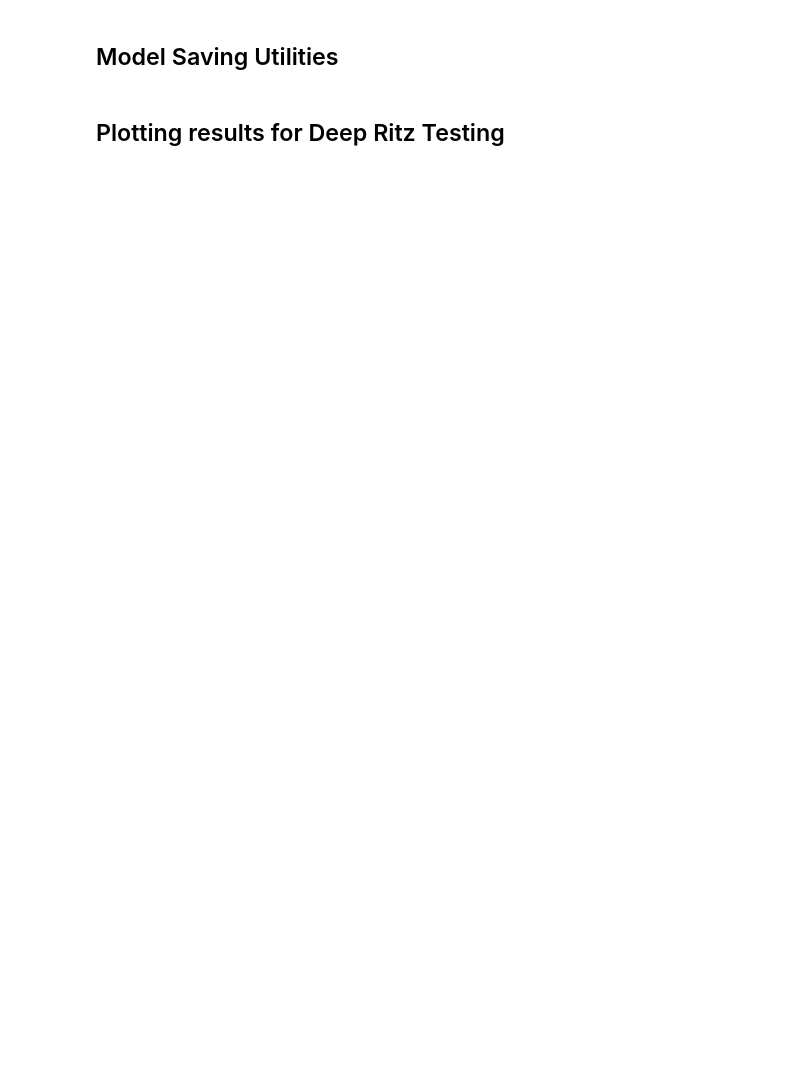
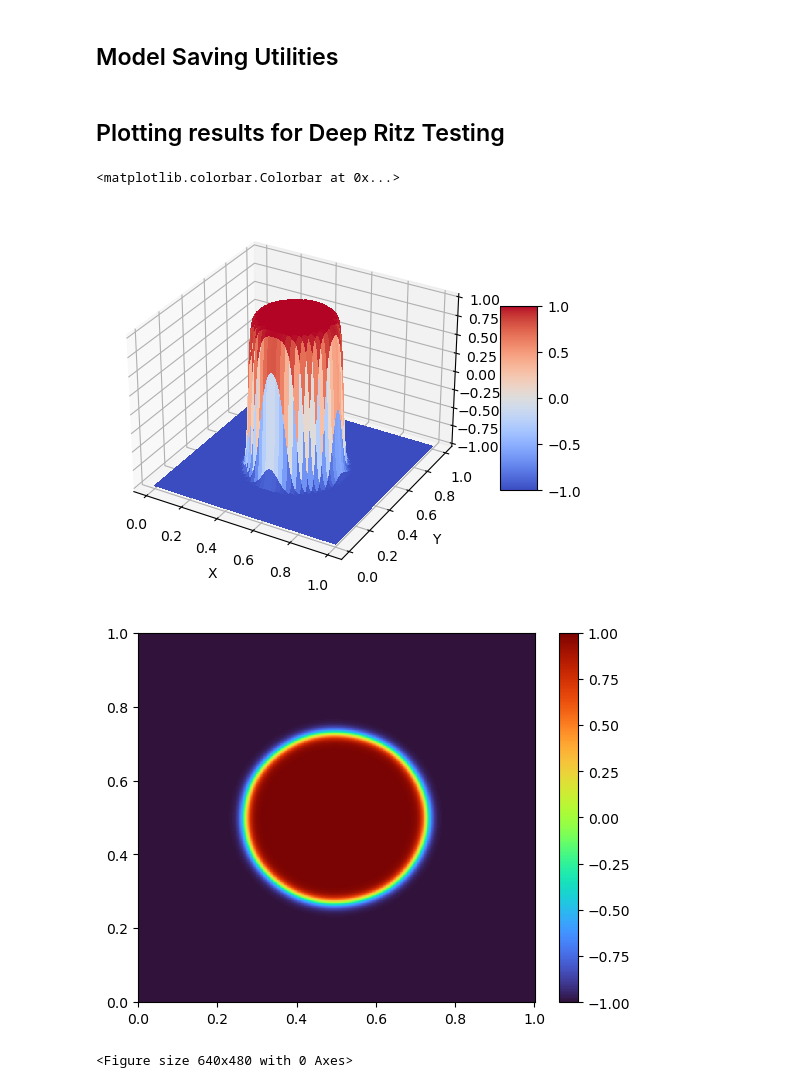
Before and after one commit to vmattey/SDMM, a Jupyter notebook: SPINN_AC_2D_DeepRitz_IC3_LBFGS.ipynb, the cells around one changed output. Saved outputs shown, nothing was run; the diff lists cells and outputs as text; code cells hidden in the pictures; blank space fills up the shorter version.

```diff
--- a/SPINN_AC_2D_DeepRitz_IC3_LBFGS.ipynb
+++ b/SPINN_AC_2D_DeepRitz_IC3_LBFGS.ipynb
@@ -321,13 +303,16 @@ def closure():
 # random key
 g_cpu = torch.Generator()
 keys =  [g_cpu.manual_seed(SEED),g_cpu.manual_seed(SEED),g_cpu.manual_seed(SEED)]
+path = '/pscratch/sd/v/vmattey/SPINN_AC_2D/results_data_aux/AC_2D_IC3/N_2048/'
+
 
 
 # dataset
-nc = 1024 # user input
-nc_icgl = 512 # user input
-filename_icgl = '/home/vmattey/SeparablePINN/data/AC/u0_IC3_N_' + str(nc_icgl)+'.mat'
+nc = 2048 # user input
+nc_icgl = 2048 # user input
+filename_icgl = 'u0_IC3_N_' + str(nc_icgl)+'.mat'
 data_icgl = scipy.io.loadmat(filename_icgl)
+ui = torch.Tensor(data_icgl['u0']).to(device)
 dom = [0, 1]
 
 # User Input for Size of Neural Network
@@ -343,20 +328,22 @@ lbfgs_epochs = 31
 
 # Time Stepping
 dt = 1E-5
-nsteps = 300 # Number of time steps to run
-ratio = 10 # Scaling factor
+nsteps = 2000 # Number of time steps to run
+ratio = 1 # Scaling factor
 
 # NN Activation
 activation = 'gelu' # Choose either tanh or gelu
 
 # Grid for saving and predicting the solution
-N = 512 # Number of Elements in each spatial direction
+N = 2048 # Number of Elements in each spatial direction
 xgrid = torch.linspace(dom[0], dom[1], N+1).to(device)
 ygrid = torch.linspace(dom[0], dom[1], N+1).to(device)
 t = 0
 
 train_data_gauss = spinn_train_generator_AC2D(nc,dom)
 train_data_icgl = icgl_train_generator_AC2D(nc,dom)
+xi, yi, temp, xgmesh, ygmesh = train_data_icgl
+train_data_icgl = xi, yi, ui, xgmesh, ygmesh
 
 # Create an instance of the neural network
 spinn = Combined(input_size,hidden_sizes,output_size, activation).to(device)
@@ -415,8 +402,26 @@ for i in range(nsteps):
                 lossVal.append(temp)
 
     upred.append(spinn(xgrid.reshape(N+1,1),ygrid.reshape(N+1,1)))
+    if (i+1)%10==0:
+        u_pred = []
+        for u in upred:
+            u_pred.append(u.detach().cpu().numpy())
+        uu = {'upred':u_pred}
+        name_simulation = "upred_2D_IC3_adaptTanh_{}.mat".format(str(i+1).replace(".","p"))
+        scipy.io.savemat(path+name_simulation,uu)
+        upred = []
+
     t += tau
     print('Sim Time: ', t)
 
 print('Total training time: ',time.time()-start)
+
+loss_array_icgl = np.array(lossVal_icgl)
+loss_array = np.array(lossVal)
+
+loss_dict_icgl = {'loss_icgl':loss_array_icgl}
+scipy.io.savemat(path+'loss_icgl_adaptTanh.mat',loss_dict_icgl)
+
+loss_dict = {'loss_spinn':loss_array}
+scipy.io.savemat(path+'loss_spinn_adaptTanh.mat',loss_dict)
 # %% [output]
@@ -461,23 +466,28 @@ scipy.io.savemat(path+'loss_spinn_noTanh.mat',loss_dict)
 # %% [markdown]
 ## Plotting results for Deep Ritz Testing
 # %%
-step = 101
-
-xgrid = torch.linspace(-1, 1, N+1).resize(N+1,1)
-ygrid = torch.linspace(-1, 1, N+1).resize(N+1,1)
+step = 750
+xgrid = torch.linspace(0, 1, N+1).resize(N+1,1)
+ygrid = torch.linspace(0, 1, N+1).resize(N+1,1)
 xmesh, ymesh = np.meshgrid(xgrid.detach().numpy(),ygrid.detach().numpy())
 ypred = upred[step-1]
+#ypred = ui
 
 fig, ax = plt.subplots(subplot_kw={"projection": "3d"})
 plt.figure()
 plt.pcolor(xmesh, ymesh, ypred.detach().cpu().numpy(), cmap = 'turbo', label ='Predicted')
 plt.colorbar()
 
 plt.figure()
 surf = ax.plot_surface(xmesh, ymesh, ypred.detach().cpu().numpy(), cmap=cm.coolwarm,
                        linewidth=0, antialiased=False)
 
 ax.set_xlabel('X')
 ax.set_ylabel('Y')
 
 fig.colorbar(surf, shrink=0.5, aspect=5)
+# %% [output]
+<matplotlib.colorbar.Colorbar at 0x...>
+[figure, added]
+[figure, added]
+<Figure size 640x480 with 0 Axes>
```
Also changed, not shown: parts of 5 cells of this notebook.
